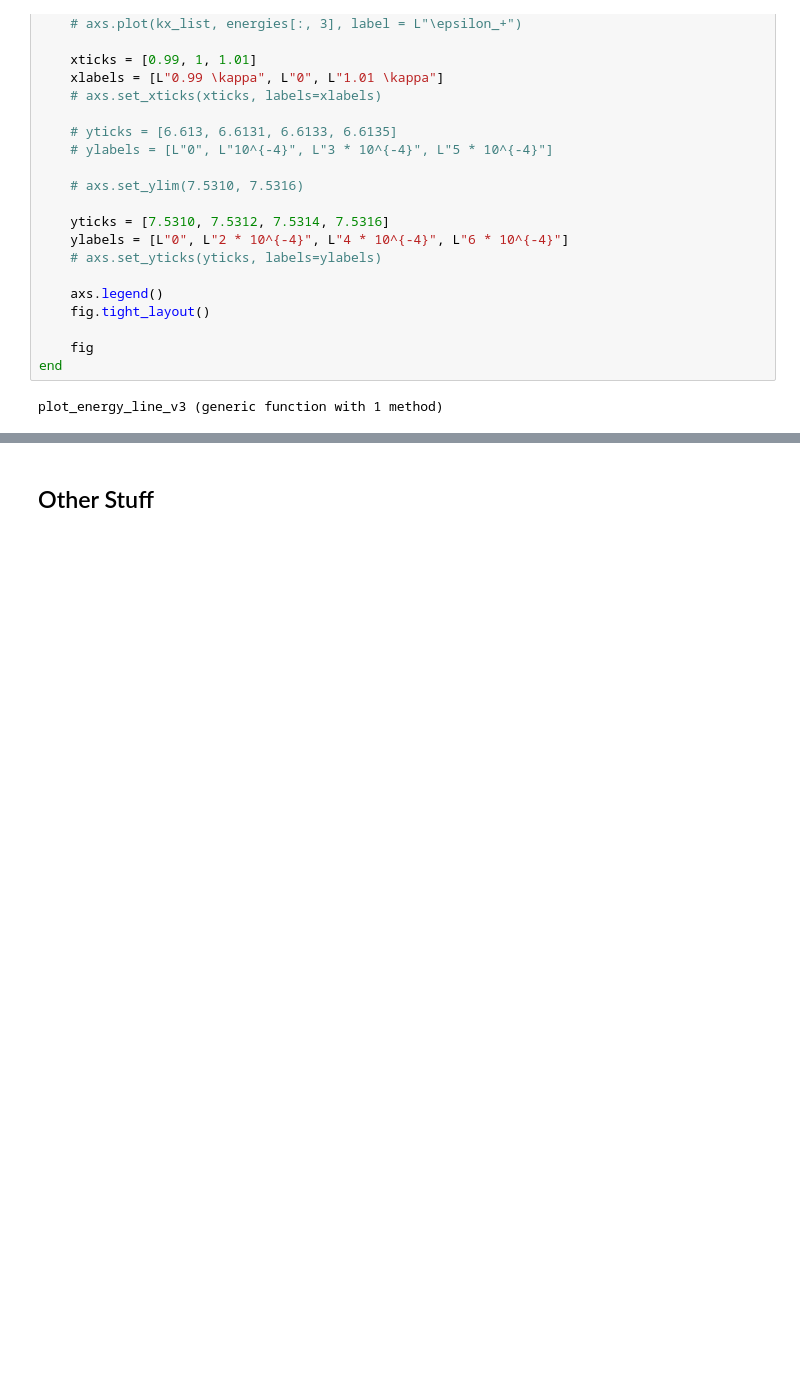
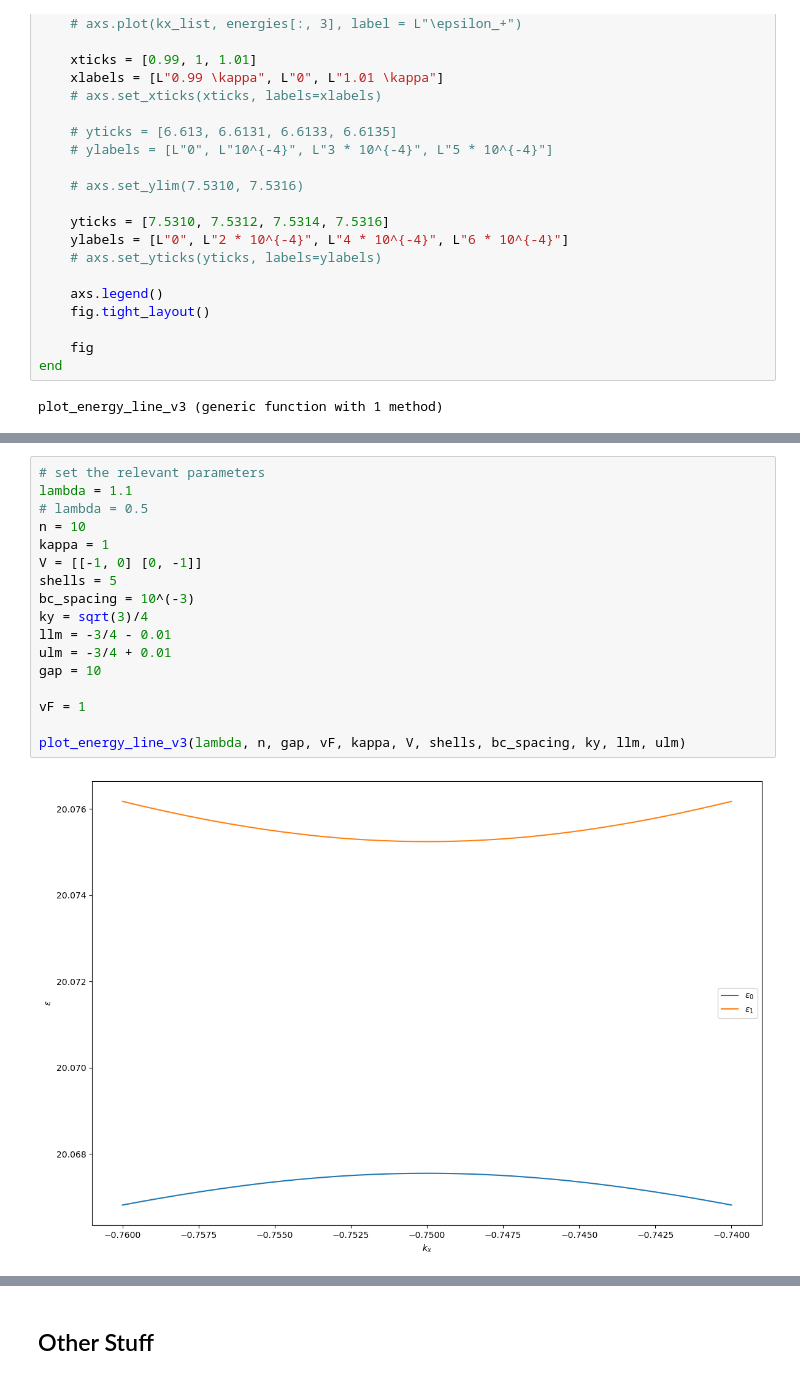
Before and after one commit to aviVadali/Summer2024, a Jupyter notebook: AHC_code/notebooks/lambda_jellium/lambda_ndisp.ipynb, the cells around one changed output, grey strips where cells are left out. Drawn from its saved outputs; the diff is of its cells as text; blank space fills up the shorter version.

```diff
--- a/AHC_code/notebooks/lambda_jellium/lambda_ndisp.ipynb
+++ b/AHC_code/notebooks/lambda_jellium/lambda_ndisp.ipynb
@@ -558,3 +680,22 @@ plot_energy_line_v3(lambda, n, gap, vF, kappa, V, shells, bc_spacing, ky, llm, u
+# %%
+# set the relevant parameters
+lambda = 1.1
+# lambda = 0.5
+n = 10
+kappa = 1
+V = [[-1, 0] [0, -1]]
+shells = 5
+bc_spacing = 10^(-3)
+ky = sqrt(3)/4
+llm = -3/4 - 0.01
+ulm = -3/4 + 0.01
+gap = 10
+
+vF = 1
+
+plot_energy_line_v3(lambda, n, gap, vF, kappa, V, shells, bc_spacing, ky, llm, ulm)
+# %% [output]
+[figure, added]
 # %%
 # set the relevant parameters
 lambda = 0.9998924 + 0.0001
```
Also changed, not shown: parts of 17 cells of this notebook, 49 other files.
